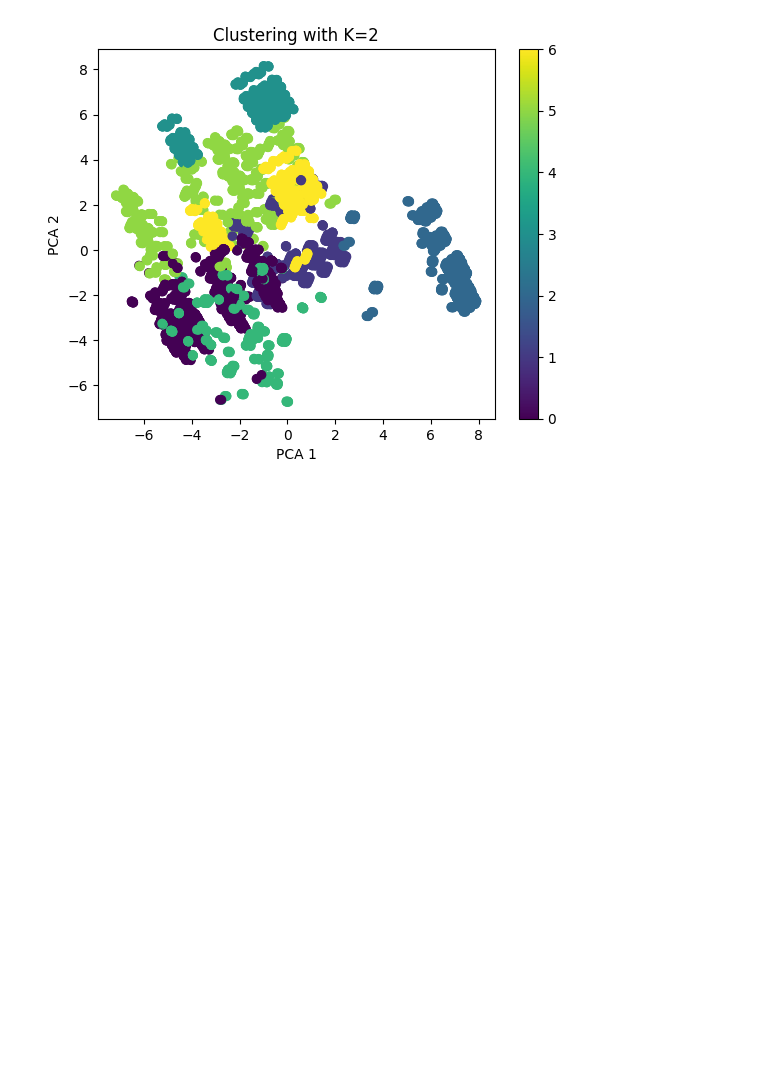
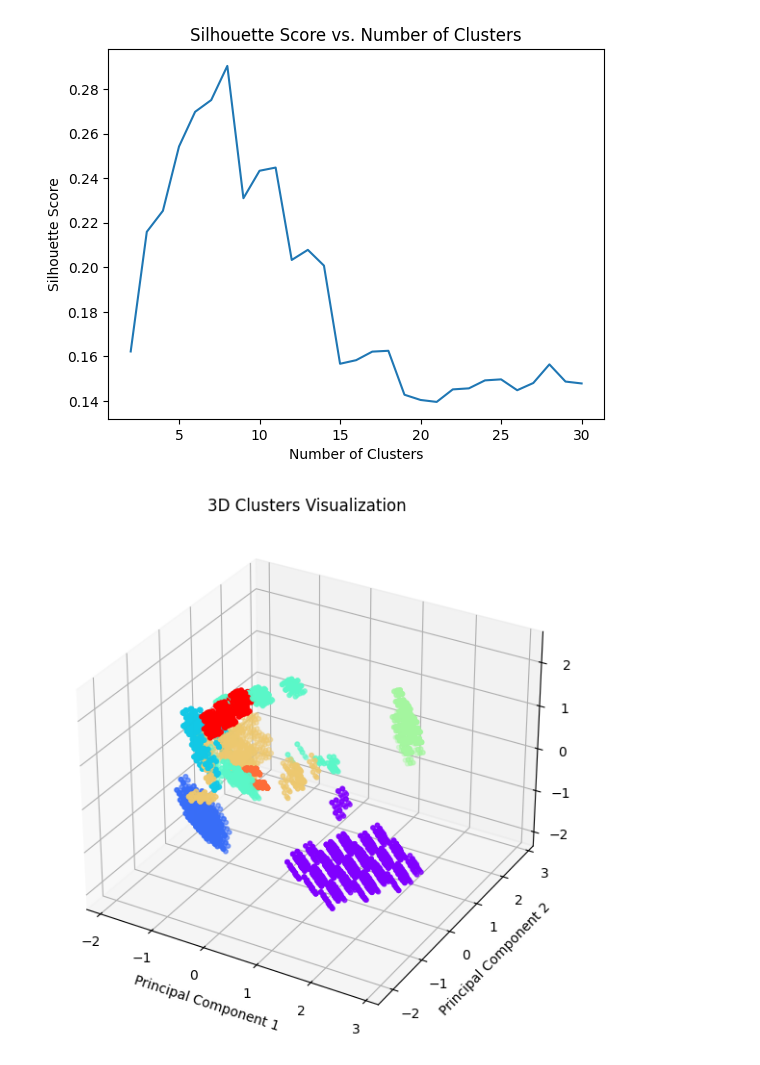
Before and after one commit to eriskjel/idatt2502, a Jupyter notebook: Øving 7/main.ipynb, the cells around one changed output. Cells and saved outputs as stored; diff of their text form; code cells hidden in the pictures; blank space fills up the shorter version.

```diff
--- a/Øving 7/main.ipynb
+++ b/Øving 7/main.ipynb
@@ -58,18 +1,62 @@ plt.show()
-# %%
-# Apply k-means with optimal number of clusters
-kmeans = KMeans(7)
-clusters = kmeans.fit_predict(df)
-
-# Apply PCA and reduce dimensionality
-pca = PCA(n_components=2)
-df_pca = pca.fit_transform(df)
-
-# Scatter plot
-plt.scatter(df_pca[:, 0], df_pca[:, 1], c=clusters)
-plt.xlabel('PCA 1')
-plt.ylabel('PCA 2')
-plt.title(f"Clustering with K={optimal_k}")
-plt.colorbar()
-plt.show()
-# %% [output]
-[figure, removed]
+# %%
+import pandas as pd
+from sklearn.cluster import KMeans
+from sklearn.metrics import silhouette_score
+import matplotlib.pyplot as plt
+from sklearn.decomposition import PCA
+from sklearn.preprocessing import OneHotEncoder
+
+df = pd.read_csv("agaricus-lepiota.csv")
+
+# Encodes the data in values for each feature, making the machine able to read the categorical dataset
+encoder = OneHotEncoder()
+data_encoded = encoder.fit_transform(df.drop(columns=['edibility']))
+
+# Determine optimal number of clusters using the silhouette score from each iteration
+sil_scores = []
+
+
+for k in range(2, 31):
+    kmeans = KMeans(n_clusters=k, random_state=42).fit(data_encoded)
+    # silhouette_score calculates a measure for the quality of the clusters
+    silhouette_avg = silhouette_score(data_encoded, kmeans.labels_)
+    sil_scores.append(silhouette_avg)
+
+# Plot silhouette scores
+plt.plot(range(2, 31), sil_scores)
+plt.xlabel('Number of Clusters')
+plt.ylabel('Silhouette Score')
+plt.title('Silhouette Score vs. Number of Clusters')
+plt.show()
+
+# Based on the plot, choose optimal k and visualize using PCA
+optimal_k = sil_scores.index(max(sil_scores)) + 2
+kmeans_optimal = KMeans(n_clusters=optimal_k, random_state=42).fit(data_encoded)
+
+pca = PCA(n_components=3)
+principal_components = pca.fit_transform(data_encoded.toarray())
+
+'''
+# Display the clusters in 2D
+pca = PCA(n_components=2)
+principal_components = pca.fit_transform(data_encoded.toarray())
+
+plt.scatter(principal_components[:, 0], principal_components[:, 1], c=kmeans_optimal.labels_, cmap='rainbow')
+plt.xlabel('Principal Component 1')
+plt.ylabel('Principal Component 2')
+plt.title('Clusters Visualization')
+plt.show()
+'''
+
+# Display the clusters in 3D
+fig = plt.figure(figsize=(10, 7))
+ax = fig.add_subplot(111, projection='3d')
+ax.scatter(principal_components[:, 0], principal_components[:, 1], principal_components[:, 2], c=kmeans_optimal.labels_, cmap='rainbow', s=10)
+ax.set_xlabel('Principal Component 1')
+ax.set_ylabel('Principal Component 2')
+ax.set_zlabel('Principal Component 3')
+ax.set_title('3D Clusters Visualization')
+plt.show()
+# %% [output]
+[figure, added]
+[figure, added]
```
Also changed, not shown: parts of 3 cells of this notebook.
